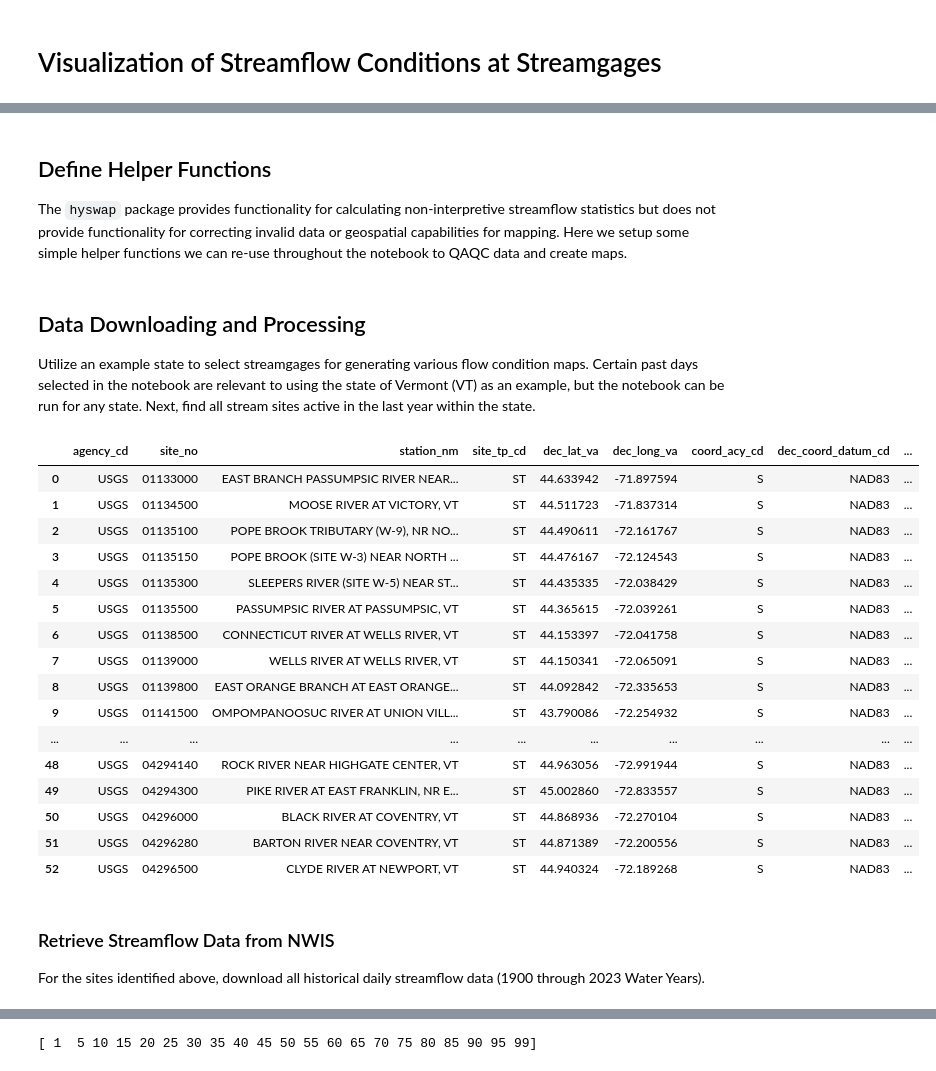
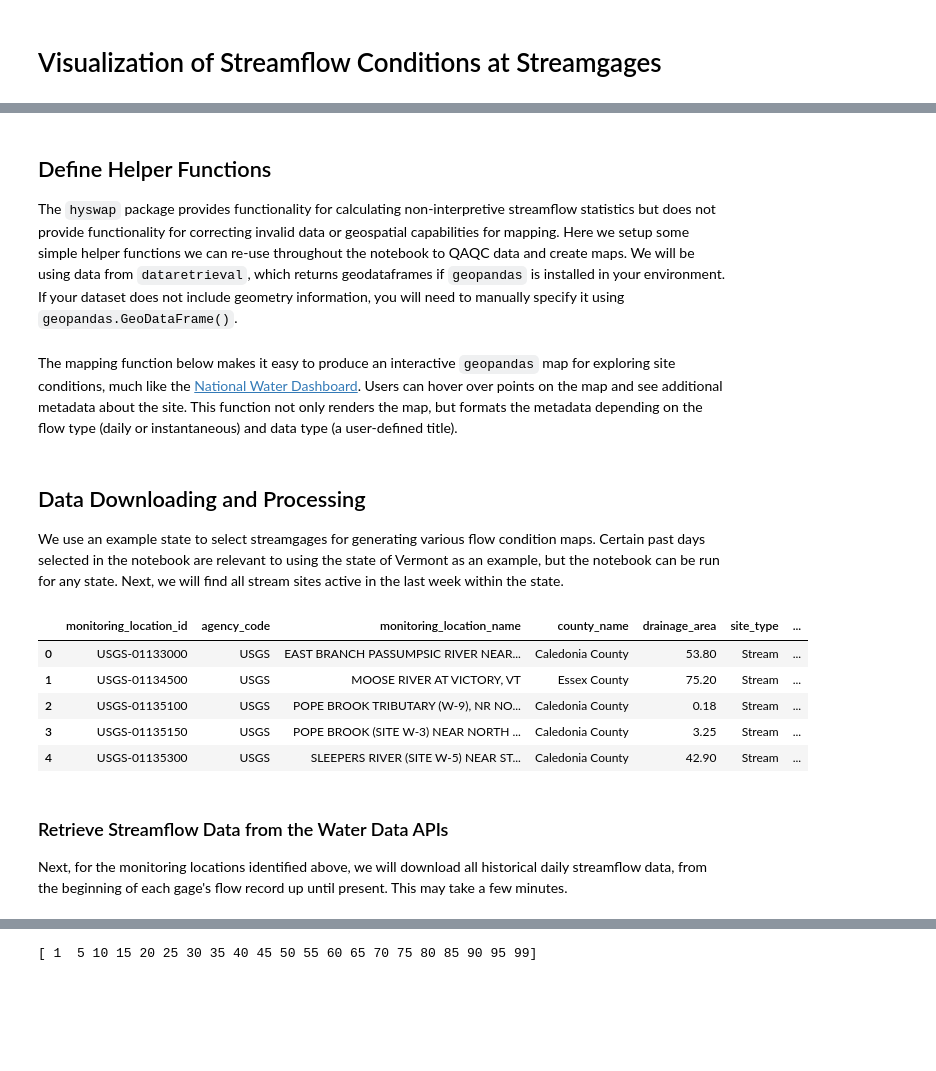
Before and after one commit to DOI-USGS/hyswap, a Jupyter notebook: examples/site_conditions_examples.ipynb, the cells around one changed output, grey strips where cells are left out. Saved outputs shown, nothing was run; the diff lists cells and outputs as text; code cells hidden in the pictures; blank space fills up the shorter version.

Commit message:
Deploying to gh-pages from @ DOI-USGS/hyswap@4a25135600589125665c8ac359611db96c528adf 🚀

```diff
--- a/examples/site_conditions_examples.ipynb
+++ b/examples/site_conditions_examples.ipynb
@@ -26,5 +32,5 @@ warnings.filterwarnings('ignore') # ignore warnings from dataretrieval
 disable_tqdm=True
 # %% [markdown]
 ## Define Helper Functions
-The `hyswap` package provides functionality for calculating non-interpretive streamflow statistics but does not provide functionality for correcting invalid data or geospatial capabilities for mapping. Here we setup some simple helper functions we can re-use throughout the notebook to QAQC data and create maps.
+The `hyswap` package provides functionality for calculating non-interpretive streamflow statistics but does not provide functionality for correcting invalid data or geospatial capabilities for mapping. Here we setup some simple helper functions we can re-use throughout the notebook to QAQC data and create maps. We will be using data from `dataretrieval`, which returns geodataframes if `geopandas` is installed in your environment. If your dataset does not include geometry information, you will need to manually specify it using `geopandas.GeoDataFrame()`.
 # %%
@@ -34,4 +55,6 @@ def qaqc_nwis_data(df, data_column_name):
     df[data_column_name] = df[data_column_name].replace(-999999, np.nan)
     # add any additional QAQC steps needed
     return df
+# %% [markdown]
+The mapping function below makes it easy to produce an interactive `geopandas` map for exploring site conditions, much like the [National Water Dashboard](https://dashboard.waterdata.usgs.gov/app/nwd/en/). Users can hover over points on the map and see additional metadata about the site. This function not only renders the map, but formats the metadata depending on the flow type (daily or instantaneous) and data type (a user-defined title).
 # %%
@@ -79,34 +120,37 @@ def create_gage_condition_map(gage_df, flow_data_col, map_schema, streamflow_dat
         return m #returns a folium map object
 # %% [markdown]
 ## Data Downloading and Processing
-Utilize an example state to select streamgages for generating various flow condition maps. Certain past days selected in the notebook are relevant to using the state of Vermont (VT) as an example, but the notebook can be run for any state. Next, find all stream sites active in the last year within the state.
+We use an example state to select streamgages for generating various flow condition maps. Certain past days selected in the notebook are relevant to using the state of Vermont as an example, but the notebook can be run for any state. Next, we will find all stream sites active in the last week within the state.
 # %%
 #| tbl-cap: List of streamgage sites active within the last week
-state = 'VT'
-# Query NWIS for what streamgage sites were active within the last week
-sites, _ = nwis.what_sites(stateCd=state, parameterCd='00060', period="P1W", siteType='ST')
-display(sites)
+state = 'Vermont'
+# Query Water Data APIs for what monitoring locations were active within the last week
+active_time_series,_ = waterdata.get_time_series_metadata(
+    state_name=state,
+    parameter_code='00060',
+    end_utc='P1W',
+    skip_geometry=True
+    )
+# Figure out which of these monitoring locations are streams
+# and grab their latitude/longitude information
+active_stream_gages,_ = waterdata.get_monitoring_locations(
+    monitoring_location_id=active_time_series['monitoring_location_id'].unique().tolist(),
+    site_type_code='ST',
+    properties=['monitoring_location_id', 'agency_code', 'monitoring_location_name', 'county_name',
+                'drainage_area', 'site_type', 'hydrologic_unit_code', 'altitude', 'vertical_datum', 'original_horizontal_datum']
+)
+
+display(active_stream_gages.head())
 # %% [output]
-|  | agency_cd | site_no | station_nm | site_tp_cd | dec_lat_va | dec_long_va | coord_acy_cd | dec_coord_datum_cd | ... |
-| 0 | USGS | 01133000 | EAST BRANCH PASSUMPSIC RIVER NEAR... | ST | 44.633942 | -71.897594 | S | NAD83 | ... |
-| 1 | USGS | 01134500 | MOOSE RIVER AT VICTORY, VT | ST | 44.511723 | -71.837314 | S | NAD83 | ... |
-| 2 | USGS | 01135100 | POPE BROOK TRIBUTARY (W-9), NR NO... | ST | 44.490611 | -72.161767 | S | NAD83 | ... |
-| 3 | USGS | 01135150 | POPE BROOK (SITE W-3) NEAR NORTH ... | ST | 44.476167 | -72.124543 | S | NAD83 | ... |
-| 4 | USGS | 01135300 | SLEEPERS RIVER (SITE W-5) NEAR ST... | ST | 44.435335 | -72.038429 | S | NAD83 | ... |
-| 5 | USGS | 01135500 | PASSUMPSIC RIVER AT PASSUMPSIC, VT | ST | 44.365615 | -72.039261 | S | NAD83 | ... |
-| 6 | USGS | 01138500 | CONNECTICUT RIVER AT WELLS RIVER, VT | ST | 44.153397 | -72.041758 | S | NAD83 | ... |
-| 7 | USGS | 01139000 | WELLS RIVER AT WELLS RIVER, VT | ST | 44.150341 | -72.065091 | S | NAD83 | ... |
-| 8 | USGS | 01139800 | EAST ORANGE BRANCH AT EAST ORANGE... | ST | 44.092842 | -72.335653 | S | NAD83 | ... |
-| 9 | USGS | 01141500 | OMPOMPANOOSUC RIVER AT UNION VILL... | ST | 43.790086 | -72.254932 | S | NAD83 | ... |
-| ... | ... | ... | ... | ... | ... | ... | ... | ... | ... |
-| 48 | USGS | 04294140 | ROCK RIVER NEAR HIGHGATE CENTER, VT | ST | 44.963056 | -72.991944 | S | NAD83 | ... |
-| 49 | USGS | 04294300 | PIKE RIVER AT EAST FRANKLIN, NR E... | ST | 45.002860 | -72.833557 | S | NAD83 | ... |
-| 50 | USGS | 04296000 | BLACK RIVER AT COVENTRY, VT | ST | 44.868936 | -72.270104 | S | NAD83 | ... |
-| 51 | USGS | 04296280 | BARTON RIVER NEAR COVENTRY, VT | ST | 44.871389 | -72.200556 | S | NAD83 | ... |
-| 52 | USGS | 04296500 | CLYDE RIVER AT NEWPORT, VT | ST | 44.940324 | -72.189268 | S | NAD83 | ... |
+|  | monitoring_location_id | agency_code | monitoring_location_name | county_name | drainage_area | site_type | ... |
+| 0 | USGS-01133000 | USGS | EAST BRANCH PASSUMPSIC RIVER NEAR... | Caledonia County | 53.80 | Stream | ... |
+| 1 | USGS-01134500 | USGS | MOOSE RIVER AT VICTORY, VT | Essex County | 75.20 | Stream | ... |
+| 2 | USGS-01135100 | USGS | POPE BROOK TRIBUTARY (W-9), NR NO... | Caledonia County | 0.18 | Stream | ... |
+| 3 | USGS-01135150 | USGS | POPE BROOK (SITE W-3) NEAR NORTH ... | Caledonia County | 3.25 | Stream | ... |
+| 4 | USGS-01135300 | USGS | SLEEPERS RIVER (SITE W-5) NEAR ST... | Caledonia County | 42.90 | Stream | ... |
-# %% [markdown]
-### Retrieve Streamflow Data from NWIS
-For the sites identified above, download all historical daily streamflow data (1900 through 2023 Water Years).
+# %% [markdown]
+### Retrieve Streamflow Data from the Water Data APIs
+Next, for the monitoring locations identified above, we will download all historical daily streamflow data, from the beginning of each gage's flow record up until present. This may take a few minutes.
 # %%
 # create a python dictionary of dataframes by site id number
 flow_data = {}
```
Also changed, not shown: parts of 75 cells of this notebook, 39 other files.
